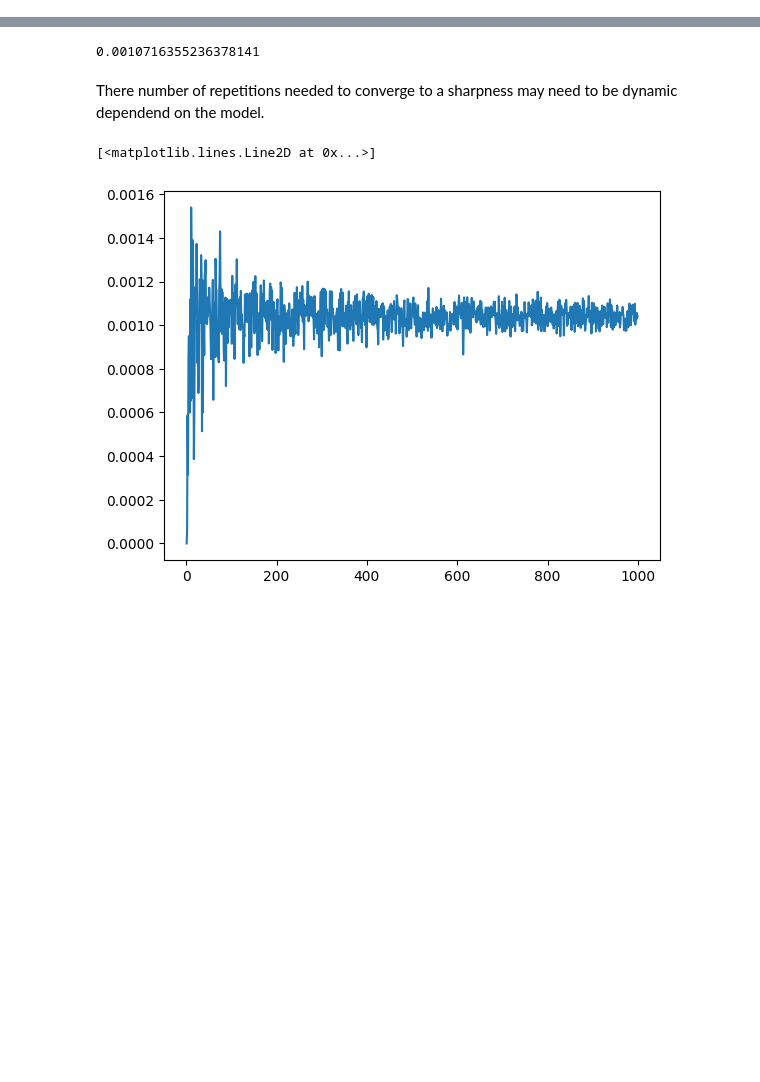
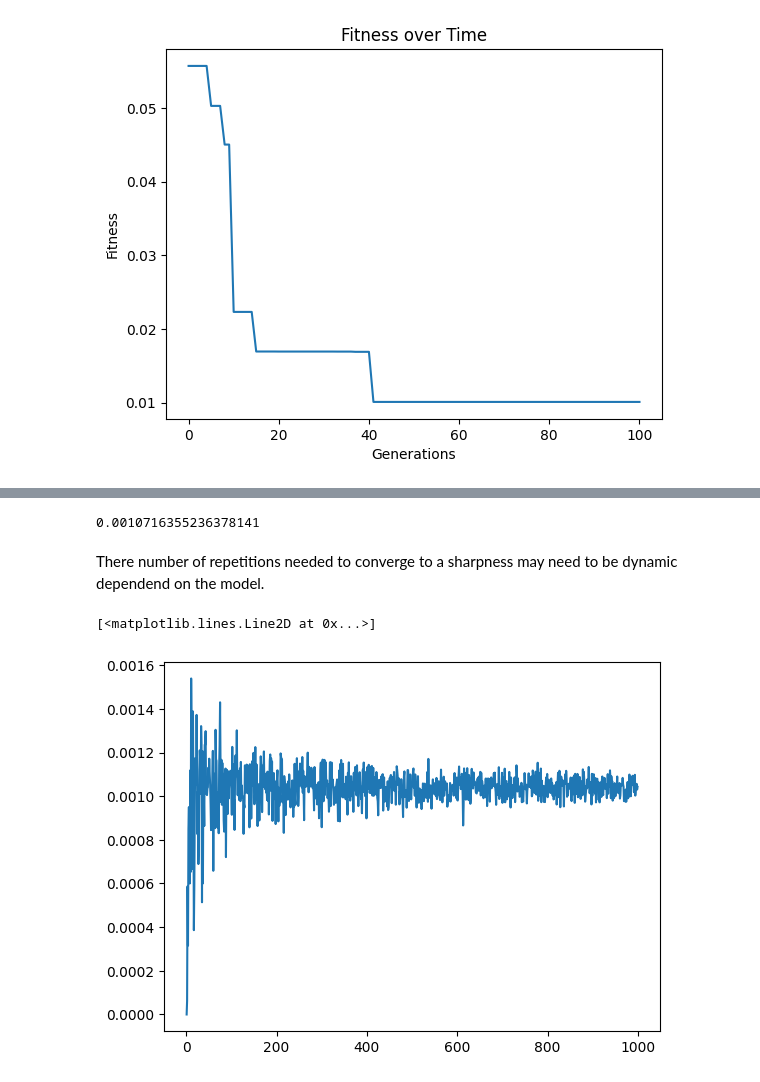
Before and after one commit to hoolagans/StackGP, a Jupyter notebook: Development.ipynb, the cells around one changed output, grey strips where cells are left out. Cells and saved outputs as stored; diff of their text form; code cells hidden in the pictures; blank space fills up the shorter version.

```diff
--- a/Development.ipynb
+++ b/Development.ipynb
@@ -7,5 +7,7 @@ responseData=np.sin(inputData[0]-inputData[1])/(1-inputData[2])
 # %%
-models=evolve(inputData,responseData)
+models=evolve(inputData,responseData,ops=allOps(),generations=100,tracking=True)
+# %% [output]
+[figure, added]
 # %%
 plotModels(models)
 # %% [output]
```
Also changed, not shown: parts of 51 cells of this notebook.
